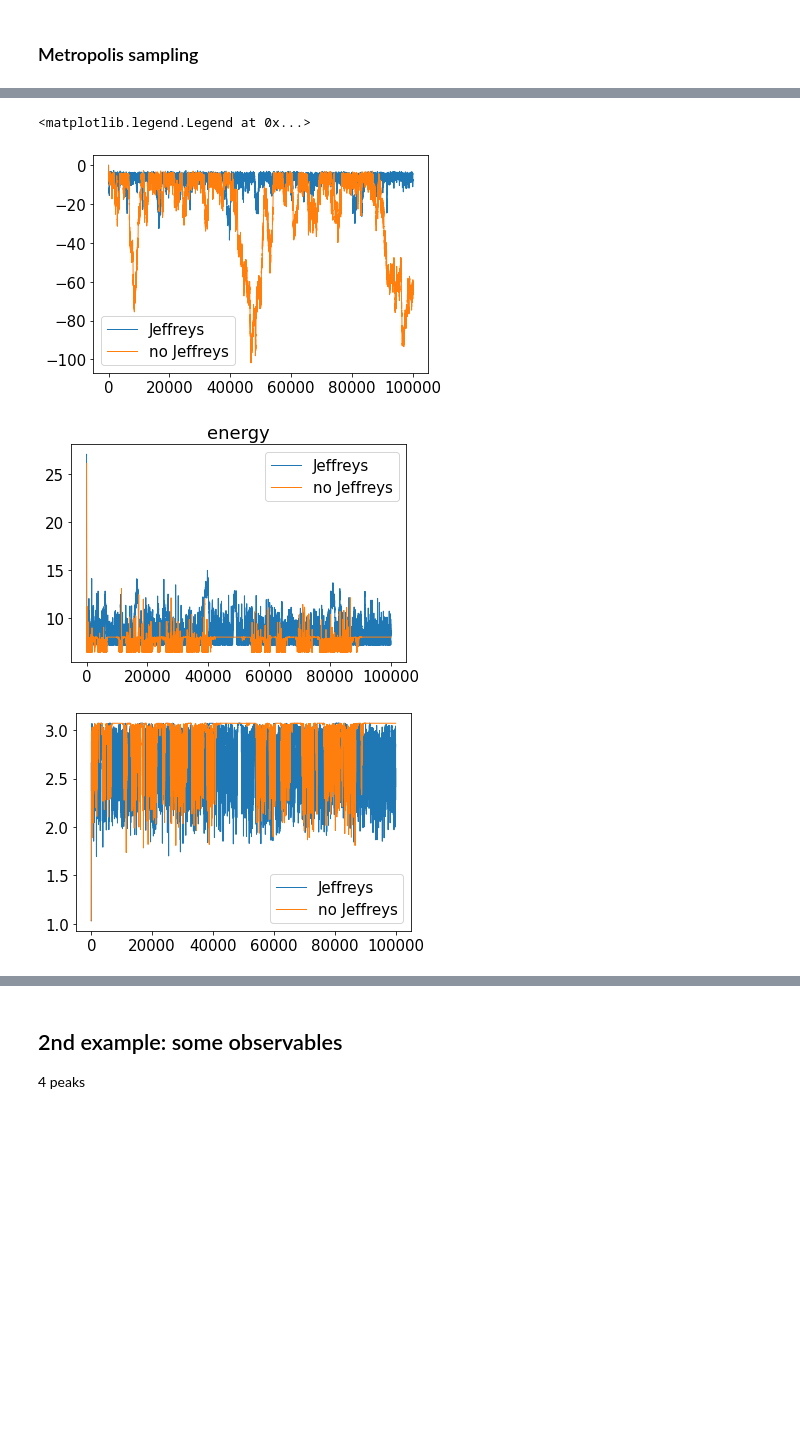
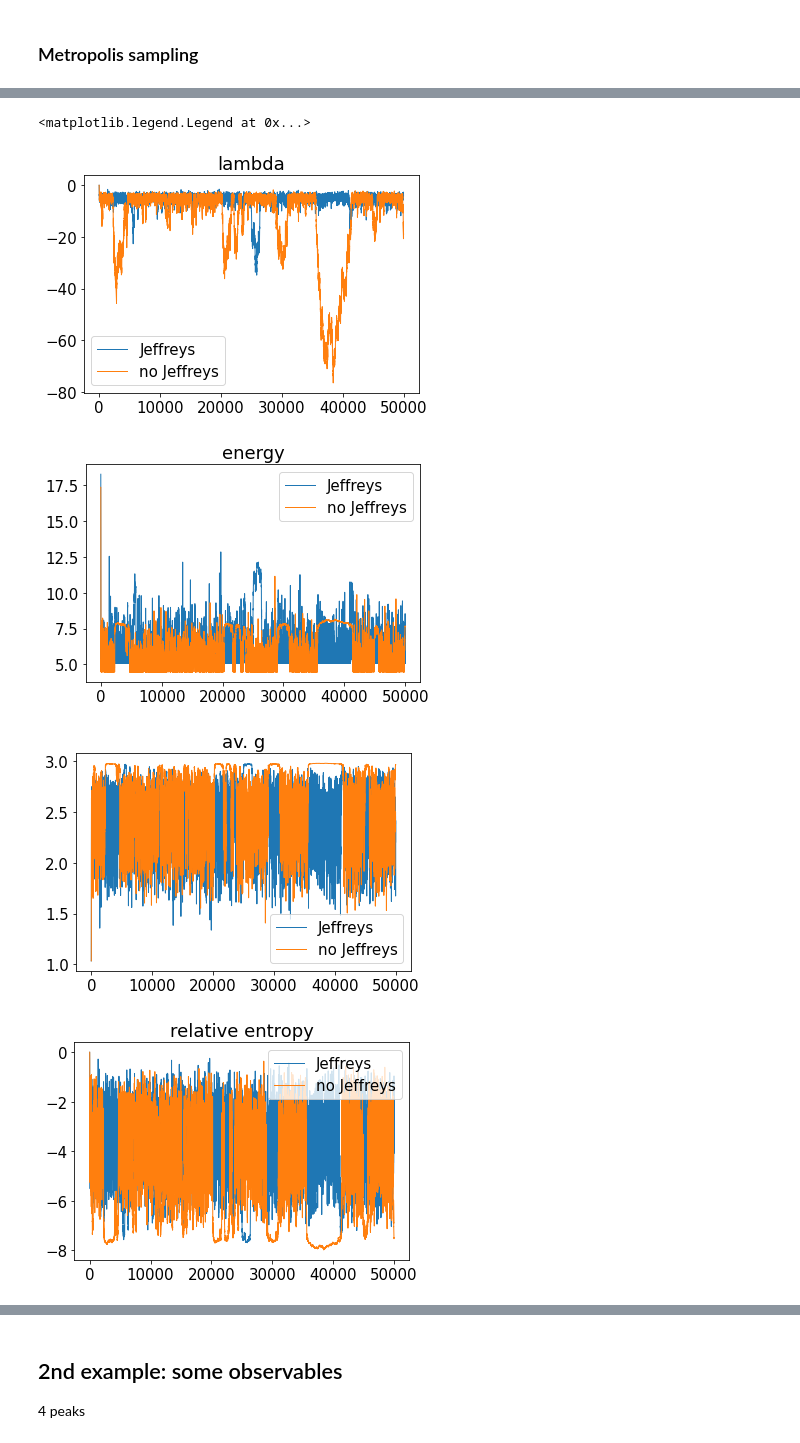
Before and after one commit to IvanGilardoni/Jeffreys_prior, a Jupyter notebook: main1.ipynb, the cells around one changed output, grey strips where cells are left out. Drawn from its saved outputs; the diff is of its cells as text; code cells hidden in the pictures; blank space fills up the shorter version.

```diff
--- a/main1.ipynb
+++ b/main1.ipynb
@@ -141,13 +284,0 @@ sigma = 0.3
-# %%
-var = 0.1
-n = 25
-
-if not np.mod(n, 2) == 0: n += 1
-
-g = np.concatenate([np.random.normal(0, np.sqrt(var), size=n//2), np.random.normal(1, np.sqrt(var), size=n//2)])
-
-p0 = np.ones(n)
-p0 /= p0
-
-gexp = 0.8
-sigma = 0.1
@@ -303,6 +360,6 @@ Text(0.5, 0, 'n frames')
 # %%
 dlambda = 1e-1
-lambdamax = 20
+lambdamax = 50
 lambdas = np.arange(-lambdamax-dlambda, lambdamax+dlambda, dlambda)
 
 # lambdas = np.linspace(-lambdamax, lambdamax, n)
@@ -520,17 +581,17 @@ def energy_fun(lambdas, which_measure = None):
     out = compute_single(lambdas, p0, g, gexp, sigma, alpha)
 
     energy = out.lossf
-    av_g = out.av_g
+    quantities = [out.av_g, out.Srel]
 
     if which_measure is not None: energy -= np.log(vars(out)[which_measure])
 
-    return energy, av_g
+    return energy, quantities
 # %%
 energy_function = {'fun': energy_fun, 'args': (['jeffreys'])}
-out_J = run_Metropolis(lambdas0, proposal_full, energy_function, n_steps=100000)
+out_J = run_Metropolis(lambdas0, proposal_full, energy_function, n_steps=50000)
 
 energy_function = {'fun': energy_fun, 'args': ([None])}
-out_noJ = run_Metropolis(lambdas0, proposal_full, energy_function, n_steps=100000)
+out_noJ = run_Metropolis(lambdas0, proposal_full, energy_function, n_steps=50000)
 # %% [output]
 Warning: the quantities of interest are given by energy_function
 0
@@ -556,21 +634,34 @@ acceptance:  0.8848 0.9616
 # %%
 plt.plot(out_J[0], label='Jeffreys')
+# plt.plot(out_J_new[0], label='Jeffreys adaptive MC')
 plt.plot(out_noJ[0], label='no Jeffreys')
+plt.title('lambda')
 plt.legend()
 
 plt.figure()
 plt.plot(out_J[1], label='Jeffreys')
+# plt.plot(out_J_new[1], label='Jeffreys adaptive MC')
 plt.plot(out_noJ[1], label='no Jeffreys')
 plt.title('energy')
 plt.legend()
 
 plt.figure()
 plt.plot(out_J[3][:, 0], label='Jeffreys')
+# plt.plot(out_J_new[3][:, 0], label='Jeffreys adaptive MC')
 plt.plot(out_noJ[3][:, 0], label='no Jeffreys')
+plt.title('av. g')
 plt.legend()
+
+plt.figure()
+plt.plot(out_J[3][:, 1], label='Jeffreys')
+# plt.plot(out_J_new[3][:, 0], label='Jeffreys adaptive MC')
+plt.plot(out_noJ[3][:, 1], label='no Jeffreys')
+plt.title('relative entropy')
+plt.legend()
 # %% [output]
 <matplotlib.legend.Legend at 0x...>
-[figure, old version]
+[figure, new version]
-[figure, old version]
+[figure, new version]
-[figure, old version]
+[figure, new version]
+[figure, added]
 # %%
```
Also changed, not shown: parts of 85 cells of this notebook, 2 other files.
